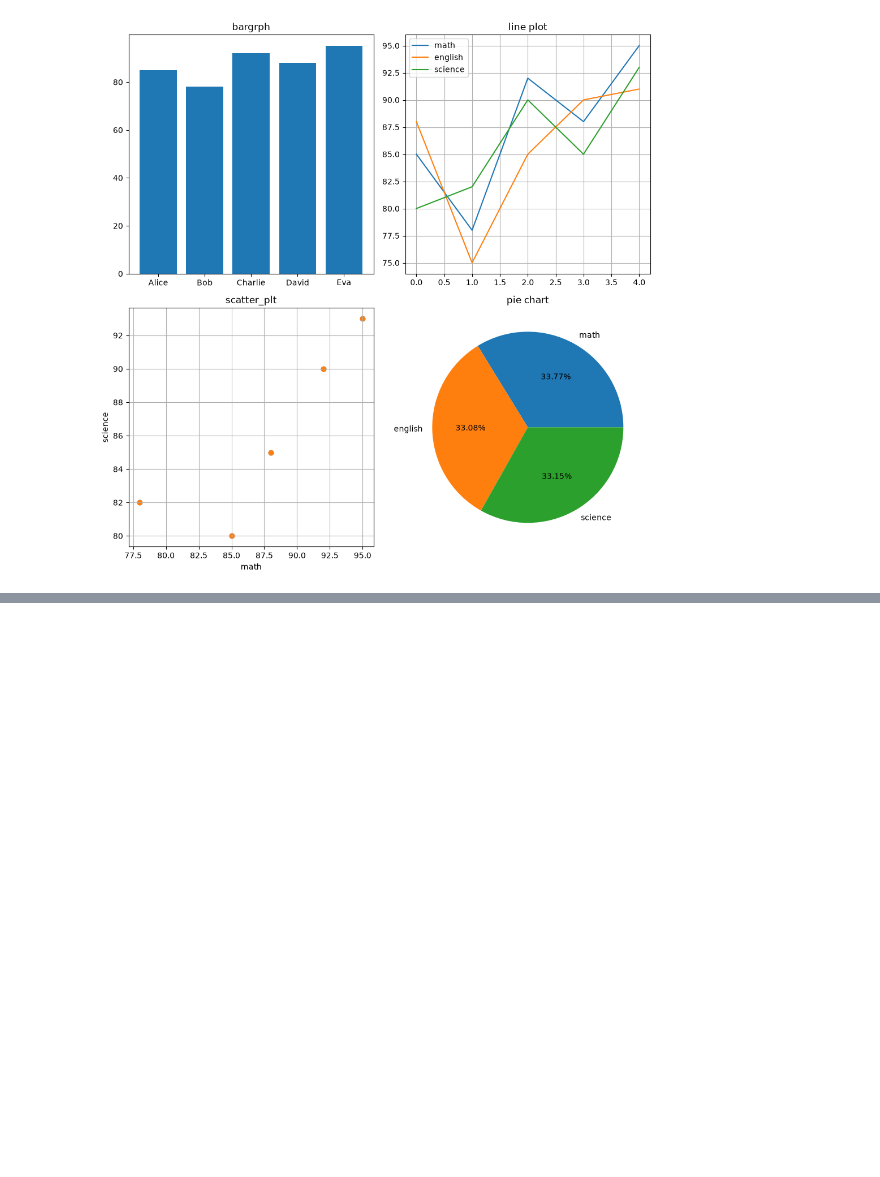
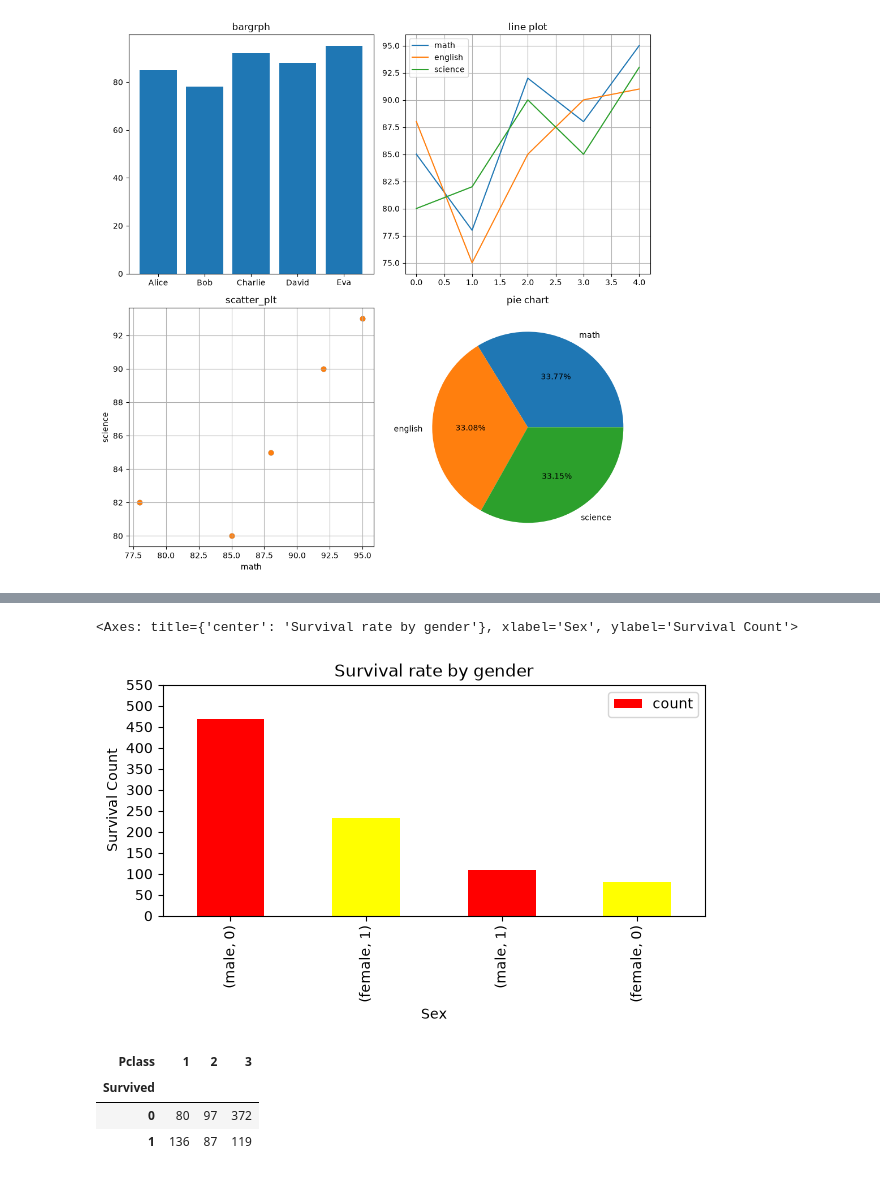
Before and after one commit to DipeshGhimire33/Data-Science-and-Machine-learning, a Jupyter notebook: Day_wise_learning/Day_27/matplt_use.ipynb, the cells around one changed output, grey strips where cells are left out. Saved outputs shown, nothing was run; the diff lists cells and outputs as text; code cells hidden in the pictures; blank space fills up the shorter version.

```diff
--- a/Day_wise_learning/Day_27/matplt_use.ipynb
+++ b/Day_wise_learning/Day_27/matplt_use.ipynb
@@ -292,0 +306,22 @@ plt.tight_layout()
+# %%
+df.value_counts(subset= ["Sex", "Survived"]).plot(
+    kind="bar",
+    legend= True,
+    title = "Survival rate by gender",
+    figsize = (7,3),
+    xlabel = "Sex",
+    ylabel = "Survival Count",
+    yticks = range(0, 600, 50),
+    color = ["Red", "Yellow"]
+)
+# %% [output]
+<Axes: title={'center': 'Survival rate by gender'}, xlabel='Sex', ylabel='Survival Count'>
+[figure, added]
+# %%
+crosstab = pd.crosstab(df.Survived, df.Pclass)
+crosstab
+# %% [output]
+| Pclass | 1 | 2 | 3 |
+| Survived |  |  |  |
+| 0 | 80 | 97 | 372 |
+| 1 | 136 | 87 | 119 |
```
Also changed, not shown: parts of 10 cells of this notebook.
